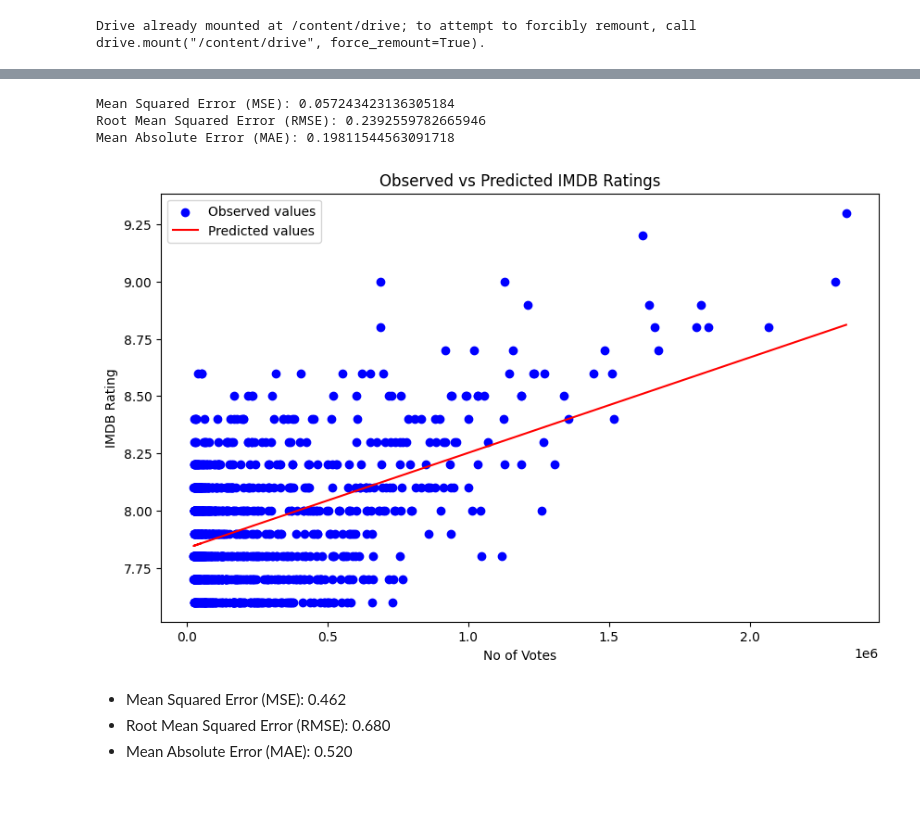
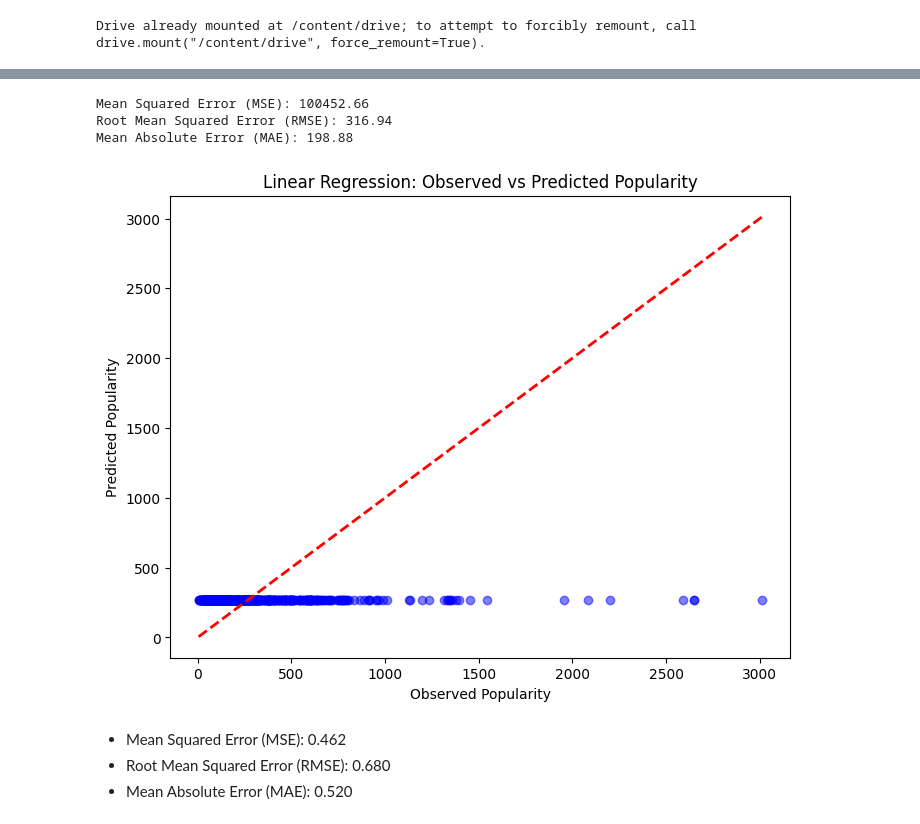
Before and after one commit to slothnojutsu/tripletreat, a Jupyter notebook: Evaluate.ipynb, the cells around one changed output, grey strips where cells are left out. Cells and saved outputs as stored; diff of their text form; code cells hidden in the pictures; blank space fills up the shorter version.

```diff
--- a/Evaluate.ipynb
+++ b/Evaluate.ipynb
@@ -3,21 +28,19 @@
 # %%
+# Mount Google Drive
 from google.colab import drive
 drive.mount('/content/drive')
 
-# Import packages
+# Import necessary libraries
 import pandas as pd
 import numpy as np
-import statsmodels.api as sm
-from matplotlib import pyplot as plt
-import seaborn as sns
-from sklearn.linear_model import LinearRegression
+from sklearn.model_selection import train_test_split
+from sklearn.linear_model import LinearRegression, LogisticRegression
+from sklearn.metrics import mean_squared_error, mean_absolute_error, log_loss, accuracy_score, confusion_matrix, classification_report
+import matplotlib.pyplot as plt
 from mpl_toolkits.mplot3d import Axes3D
-from sklearn.linear_model import LogisticRegression
-from sklearn.metrics import mean_squared_error, mean_absolute_error
-#df = pd.read_csv('/content/drive/MyDrive/netflix_titles.csv')
-#df.head()
 
-df = pd.read_csv('/content/drive/MyDrive/imdb_top_1000.csv')
-#df.head()
+# Load the dataset from Google Drive
+dataset_path = '/content/drive/MyDrive/Colab Notebooks/movies.csv'
+data = pd.read_csv(dataset_path)
 # %% [output]
 Drive already mounted at /content/drive; to attempt to forcibly remount, call drive.mount("/content/drive", force_remount=True).
@@ -31,39 +54,43 @@ Drive already mounted at /content/drive; to attempt to forcibly remount, call dr
 # %%
-# Define features and target variable
-X = df[['No_of_Votes']]
-y = df['IMDB_Rating']
+# Select two attributes for linear regression
+X = data[['vote_average']]
+y = data['popularity']
 
-# Initialize and train the model
-model = LinearRegression()
-model.fit(X, y)
+# Train-test split
+from sklearn.model_selection import train_test_split
+X_train, X_test, y_train, y_test = train_test_split(X, y, test_size=0.2, random_state=42)
 
-# Predictions
-y_pred = model.predict(X)
+# Train the model
+from sklearn.linear_model import LinearRegression
+lin_reg = LinearRegression()
+lin_reg.fit(X_train, y_train)
 
-# Calculate performance metrics
-mse = mean_squared_error(y, y_pred)
+# Predict on the test set
+y_pred = lin_reg.predict(X_test)
+
+# Calculate loss functions
+mse = mean_squared_error(y_test, y_pred)
 rmse = np.sqrt(mse)
-mae = mean_absolute_error(y, y_pred)
+mae = mean_absolute_error(y_test, y_pred)
 
-# Print performance metrics
-print("Mean Squared Error (MSE):", mse)
-print("Root Mean Squared Error (RMSE):", rmse)
-print("Mean Absolute Error (MAE):", mae)
+print(f"Mean Squared Error (MSE): {mse:.2f}")
+print(f"Root Mean Squared Error (RMSE): {rmse:.2f}")
+print(f"Mean Absolute Error (MAE): {mae:.2f}")
 
-# Plotting observed vs predicted values
-plt.figure(figsize=(10, 6))
-plt.scatter(X, y, color='blue', label='Observed values')
-plt.plot(X, y_pred, color='red', label='Predicted values')
-plt.xlabel('No of Votes')
-plt.ylabel('IMDB Rating')
-plt.title('Observed vs Predicted IMDB Ratings')
-plt.legend()
+# Visualize the results
+import matplotlib.pyplot as plt
+plt.figure(figsize=(8, 6))
+plt.scatter(y_test, y_pred, alpha=0.5, color='blue')
+plt.plot([y_test.min(), y_test.max()], [y_test.min(), y_test.max()], 'r--', lw=2)
+plt.xlabel("Observed Popularity")
+plt.ylabel("Predicted Popularity")
+plt.title("Linear Regression: Observed vs Predicted Popularity")
 plt.show()
 # %% [output]
-Mean Squared Error (MSE): 0.057243423136305184
-Root Mean Squared Error (RMSE): 0.2392559782665946
-Mean Absolute Error (MAE): 0.19811544563091718
+Mean Squared Error (MSE): 100452.66
+Root Mean Squared Error (RMSE): 316.94
+Mean Absolute Error (MAE): 198.88
-[figure, old version]
+[figure, new version]
 # %% [markdown]
 
 
```
Also changed, not shown: parts of 36 cells of this notebook.
